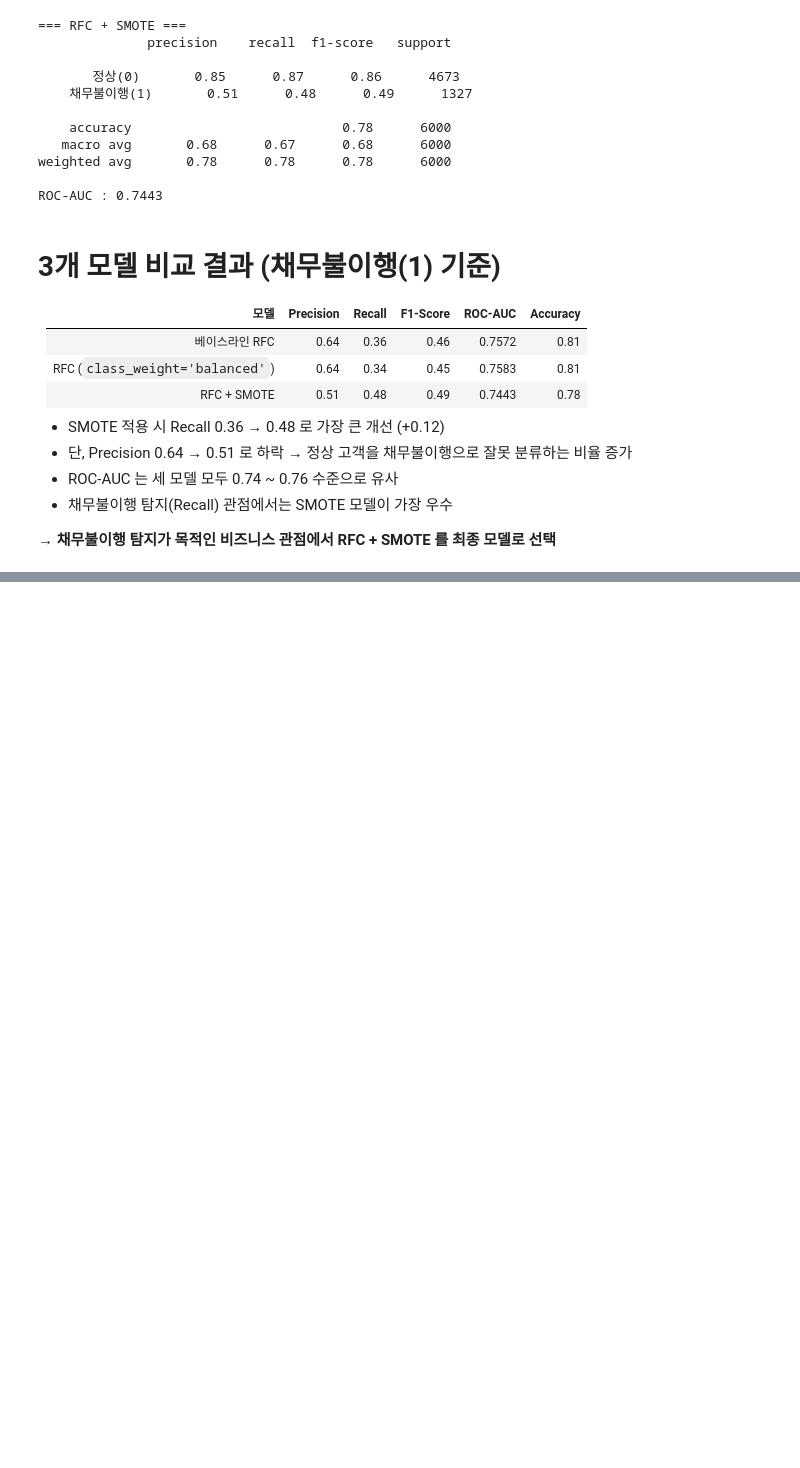
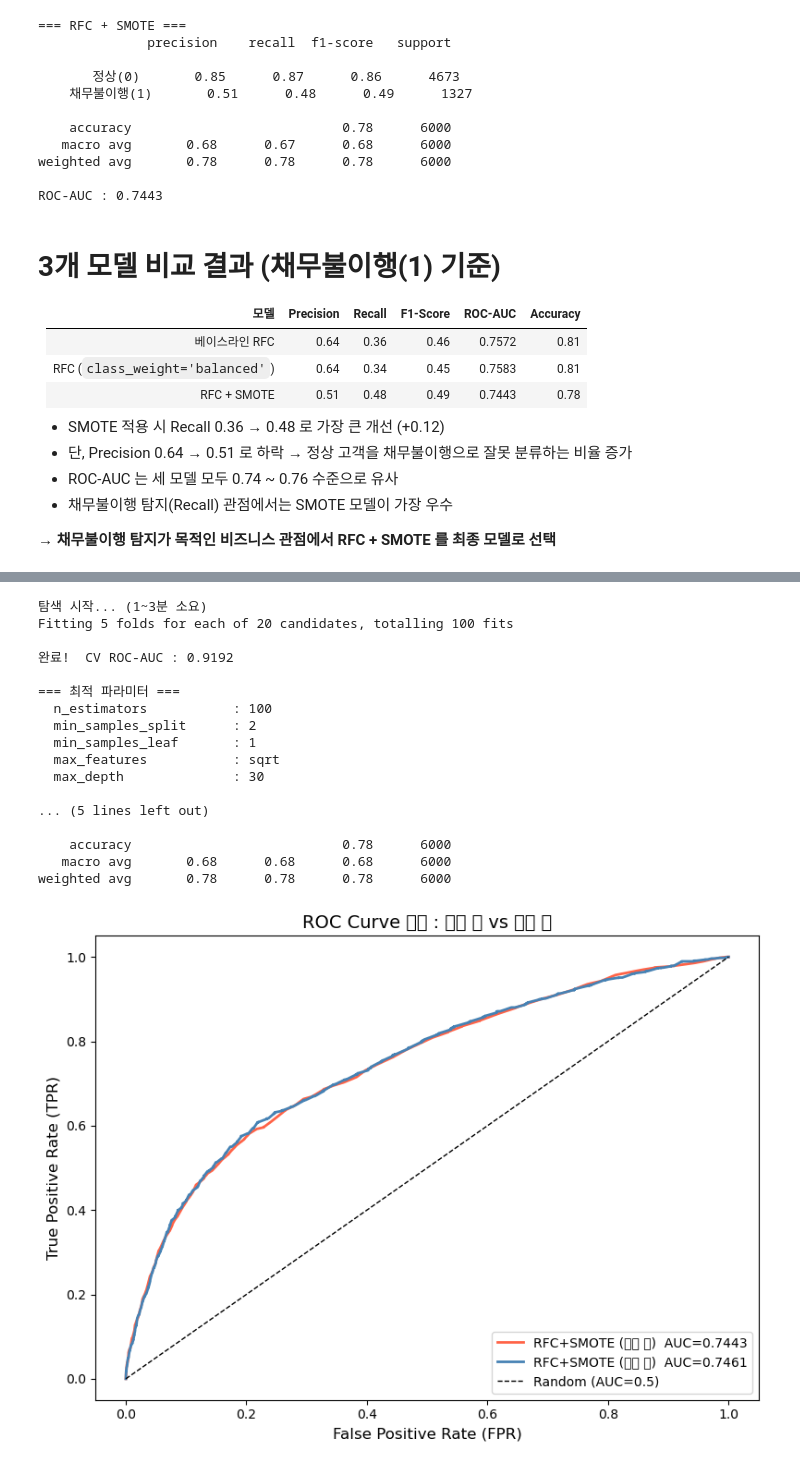
Before and after one commit to imyoonaheo/hipython, a Jupyter notebook: ml/11_신용카드_채무불이행_고객예측.ipynb, the cells around one changed output, grey strips where cells are left out. Drawn from its saved outputs; the diff is of its cells as text; code cells hidden in the pictures; blank space fills up the shorter version.

```diff
--- a/ml/11_신용카드_채무불이행_고객예측.ipynb
+++ b/ml/11_신용카드_채무불이행_고객예측.ipynb
@@ -530,0 +668,79 @@ ROC-AUC : 0.7443
+# %%
+from sklearn.ensemble import RandomForestClassifier
+from sklearn.model_selection import RandomizedSearchCV
+from sklearn.metrics import roc_curve, roc_auc_score, classification_report
+
+# ── STEP 1 : 탐색할 하이퍼파라미터 범위 정의 ─────────────────────
+param_dist = {
+    'n_estimators'     : [100, 200, 300, 500],   # 트리 개수
+    'max_depth'        : [None, 10, 20, 30],      # 트리 최대 깊이 (None=제한없음)
+    'min_samples_split': [2, 5, 10],              # 분기 최소 샘플 수
+    'min_samples_leaf' : [1, 2, 4],               # 리프 노드 최소 샘플 수
+    'max_features'     : ['sqrt', 'log2'],        # 분기 시 고려할 피처 수
+}
+
+# ── STEP 2 : RandomizedSearchCV 설정 및 학습 (약 1~3분 소요) ─────
+random_search = RandomizedSearchCV(
+    estimator           = RandomForestClassifier(random_state=42),
+    param_distributions = param_dist,
+    n_iter              = 20,        # 무작위 시도 횟수
+    cv                  = 5,         # 교차검증 폴드 수
+    scoring             = 'roc_auc', # 평가 기준
+    n_jobs              = -1,        # CPU 전체 사용
+    random_state        = 42,
+    verbose             = 1,
+)
+
+print("탐색 시작... (1~3분 소요)")
+random_search.fit(X_train_smote, y_train_smote)
+print(f"\n완료!  CV ROC-AUC : {random_search.best_score_:.4f}")
+
+# ── STEP 3 : 최적 파라미터 확인 ──────────────────────────────────
+print("\n=== 최적 파라미터 ===")
+for k, v in random_search.best_params_.items():
+    print(f"  {k:<22} : {v}")
+
+# ── STEP 4 : 최적 모델로 예측 ────────────────────────────────────
+best_rfc    = random_search.best_estimator_
+y_pred_best = best_rfc.predict(X_test)
+y_prob_best = best_rfc.predict_proba(X_test)[:, 1]
+
+print("\n=== 튜닝 완료 모델 평가 (테스트셋) ===")
+print(classification_report(y_test, y_pred_best, target_names=['정상(0)', '채무불이행(1)']))
+
+# ── STEP 5 : ROC 커브 비교 ────────────────────────────────────────
+fpr_smote, tpr_smote, _ = roc_curve(y_test, y_prob_smote)
+fpr_best,  tpr_best,  _ = roc_curve(y_test, y_prob_best)
+
+auc_smote = roc_auc_score(y_test, y_prob_smote)
+auc_best  = roc_auc_score(y_test, y_prob_best)
+
+plt.figure(figsize=(8, 6))
+plt.plot(fpr_smote, tpr_smote, color='tomato',    lw=2, label=f'RFC+SMOTE (튜닝 전)  AUC={auc_smote:.4f}')
+plt.plot(fpr_best,  tpr_best,  color='steelblue', lw=2, label=f'RFC+SMOTE (튜닝 후)  AUC={auc_best:.4f}')
+plt.plot([0, 1], [0, 1], 'k--', lw=1, label='Random (AUC=0.5)')
+plt.xlabel('False Positive Rate (FPR)', fontsize=12)
+plt.ylabel('True Positive Rate (TPR)',  fontsize=12)
+plt.title('ROC Curve 비교 : 튜닝 전 vs 튜닝 후', fontsize=14)
+plt.legend(loc='lower right')
+plt.tight_layout()
+plt.show()
+# %% [output]
+탐색 시작... (1~3분 소요)
+Fitting 5 folds for each of 20 candidates, totalling 100 fits
+
+완료!  CV ROC-AUC : 0.9192
+
+=== 최적 파라미터 ===
+  n_estimators           : 100
+  min_samples_split      : 2
+  min_samples_leaf       : 1
+  max_features           : sqrt
+  max_depth              : 30
+
+... (5 lines left out)
+
+    accuracy                           0.78      6000
+   macro avg       0.68      0.68      0.68      6000
+weighted avg       0.78      0.78      0.78      6000
+[figure, added]
```
Also changed, not shown: parts of 35 cells of this notebook, 12 other files.
